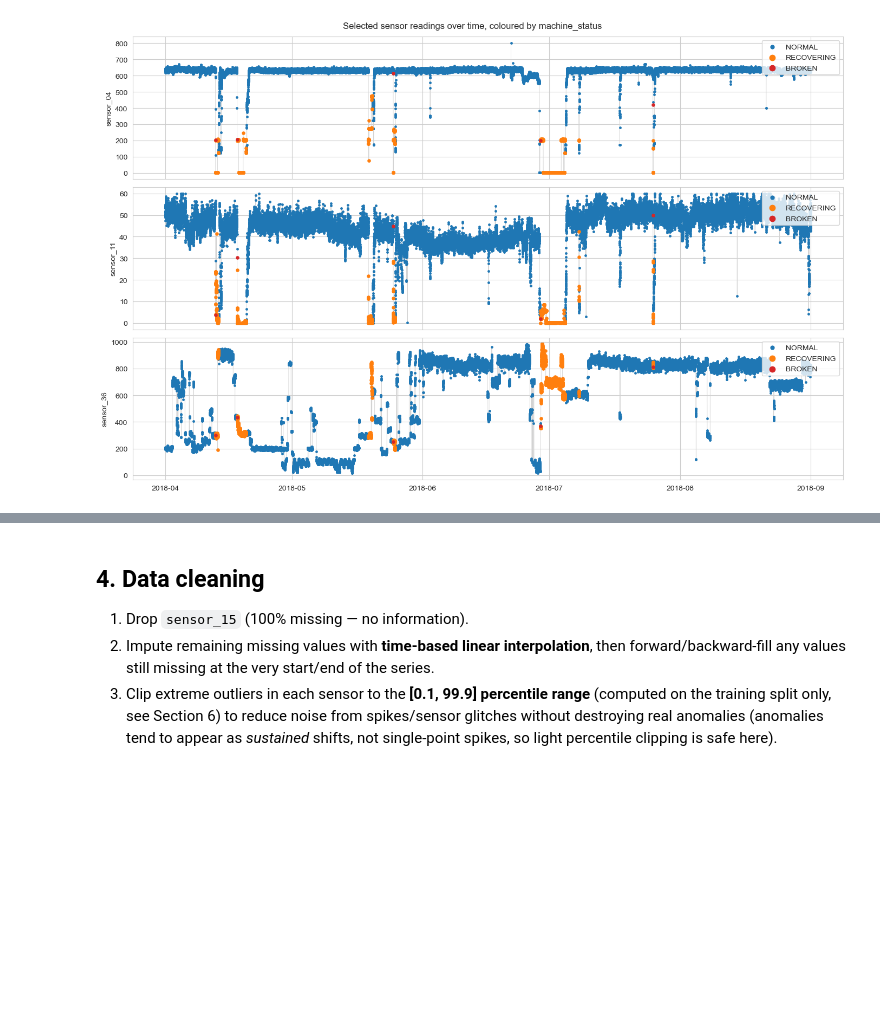
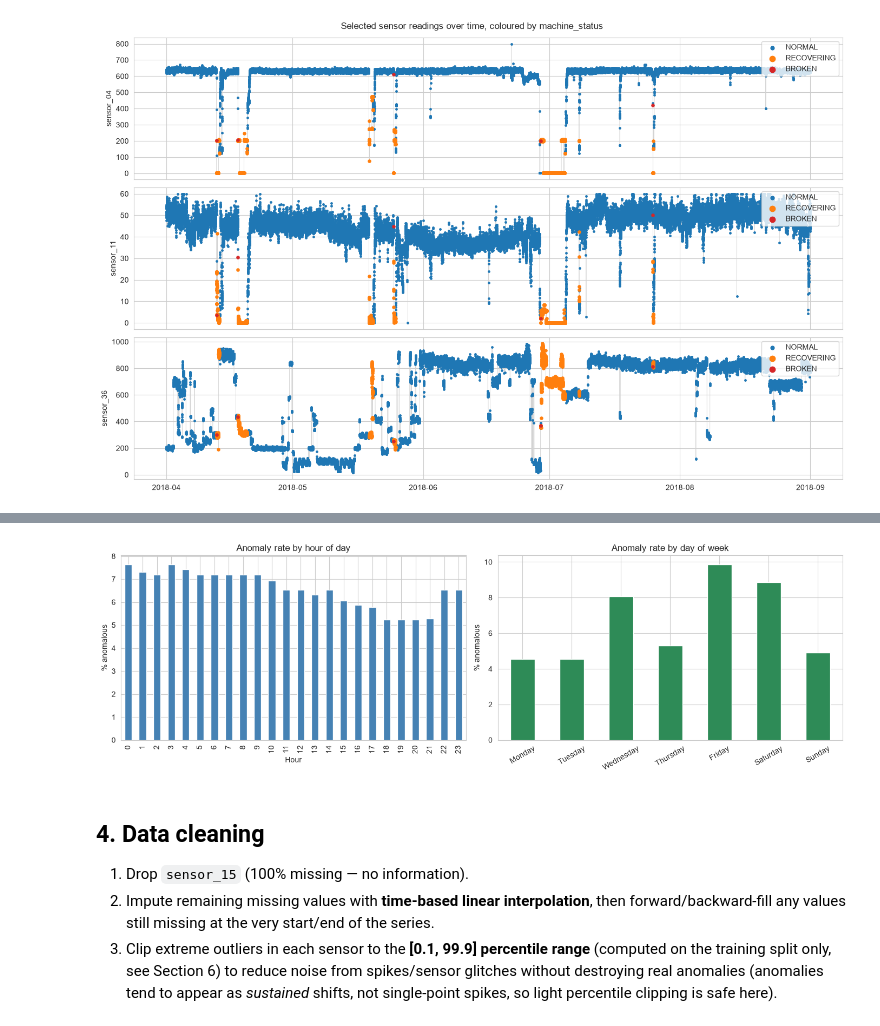
Before and after one commit to AveryDoan/PRT565-Assessment-4-Group-Report, a Jupyter notebook: notebook.ipynb, the cells around one changed output, grey strips where cells are left out. Saved outputs shown, nothing was run; the diff lists cells and outputs as text; code cells hidden in the pictures; blank space fills up the shorter version.

```diff
--- a/notebook.ipynb
+++ b/notebook.ipynb
@@ -252,3 +343,24 @@ plt.show()
+# %%
+dow_order = ['Monday', 'Tuesday', 'Wednesday', 'Thursday', 'Friday', 'Saturday', 'Sunday']
+hour_of_day = df['timestamp'].dt.hour
+day_of_week = df['timestamp'].dt.day_name()
+
+hourly_rate = anomaly_mask.groupby(hour_of_day).mean() * 100
+dow_rate = (anomaly_mask.groupby(day_of_week).mean() * 100).reindex(dow_order)
+
+fig, axes = plt.subplots(1, 2, figsize=(14, 4.5))
+hourly_rate.plot(kind='bar', ax=axes[0], color='steelblue')
+axes[0].set_title('Anomaly rate by hour of day')
+axes[0].set_xlabel('Hour'); axes[0].set_ylabel('% anomalous')
+
+dow_rate.plot(kind='bar', ax=axes[1], color='seagreen')
+axes[1].set_title('Anomaly rate by day of week')
+axes[1].set_xlabel(''); axes[1].set_ylabel('% anomalous')
+axes[1].tick_params(axis='x', rotation=30)
+plt.tight_layout()
+plt.show()
+# %% [output]
+[figure, added]
 # %% [markdown]
 ## 4. Data cleaning
 
```
Also changed, not shown: parts of 30 cells of this notebook.
